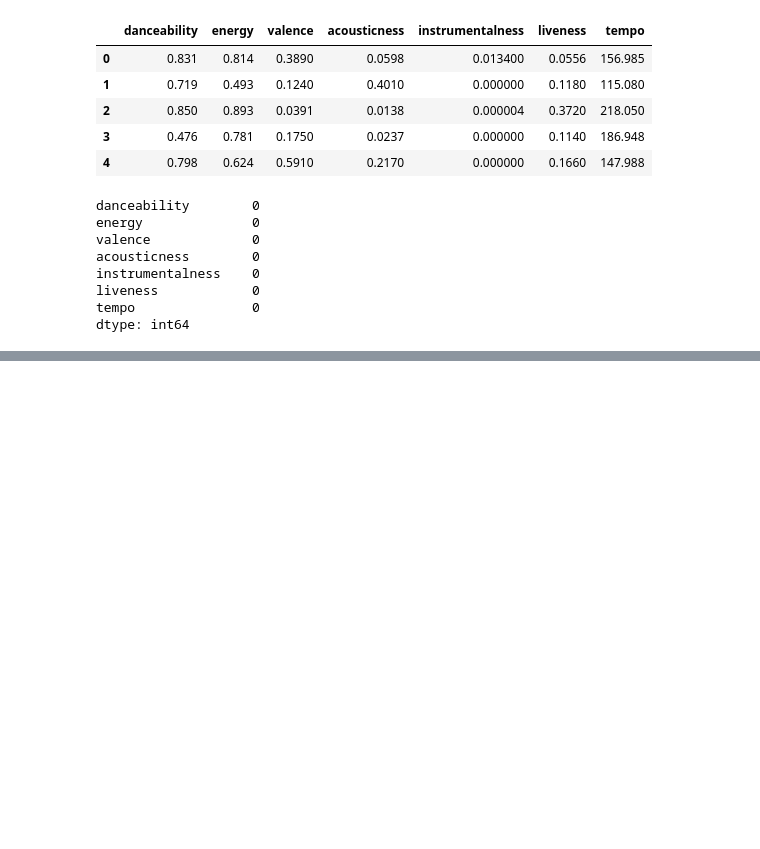
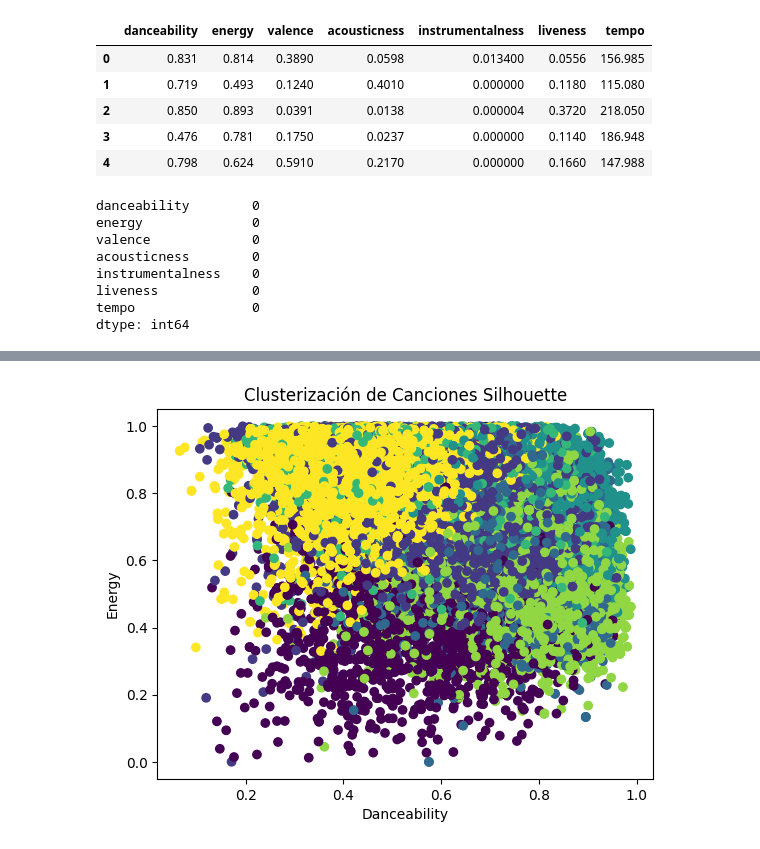
Before and after one commit to Airim-Coder/ICIF1041_Taller1, a Jupyter notebook: main.ipynb, the cells around one changed output, grey strips where cells are left out. Drawn from its saved outputs; the diff is of its cells as text; code cells hidden in the pictures; blank space fills up the shorter version.

```diff
--- a/main.ipynb
+++ b/main.ipynb
@@ -157,0 +192,3 @@ plt.show()
+# %%
+kmeans_silhouette = KMeans(n_clusters=7, random_state=42)
+kmeans_silhouette = kmeans_silhouette.fit_transform(spotify_data_escalar)
@@ -157,0 +197,3 @@ plt.show()
+# %%
+spotify_silhouette = spotify_data
+spotify_silhouette['kmeans_cluster'] = kmeans_silhouette.predict(kmeans_silhouette)
@@ -157,0 +224,8 @@ plt.show()
+# %%
+plt.scatter(spotify_silhouette['danceability'], spotify_silhouette['energy'], c=spotify_silhouette['kmeans_cluster'])
+plt.title('Clusterización de Canciones Silhouette')
+plt.xlabel('Danceability')
+plt.ylabel('Energy')
+plt.show()
+# %% [output]
+[figure, added]
```
Also changed, not shown: parts of 45 cells of this notebook.
